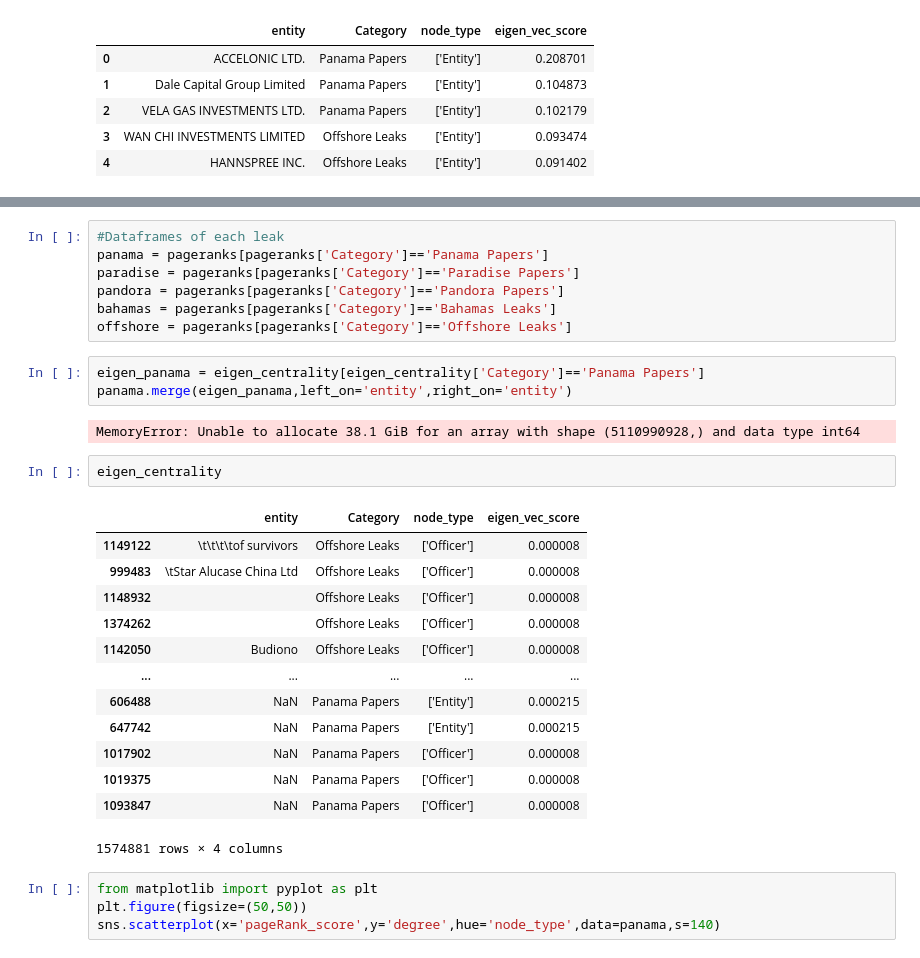
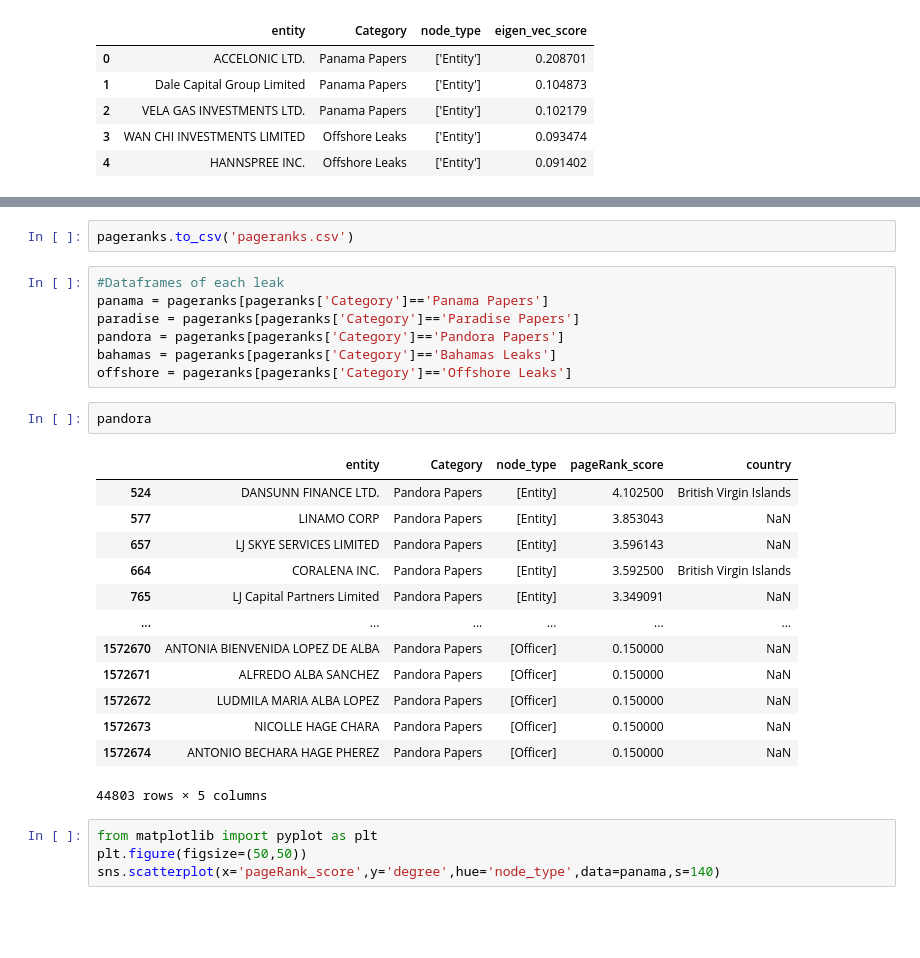
Before and after one commit to alexmak001/Panama-Papers, a Jupyter notebook: johncode.ipynb, the cells around one changed output, grey strips where cells are left out. Saved outputs shown, nothing was run; the diff lists cells and outputs as text; blank space fills up the shorter version.

```diff
--- a/johncode.ipynb
+++ b/johncode.ipynb
@@ -223,3 +210,5 @@ degrees['Category'] = degrees['Category'].apply(lambda x:(x.split(' -'))[0])
+# %%
+pageranks.to_csv('pageranks.csv')
 # %%
 #Dataframes of each leak
 panama = pageranks[pageranks['Category']=='Panama Papers']
@@ -227,27 +216,22 @@ paradise = pageranks[pageranks['Category']=='Paradise Papers']
 pandora = pageranks[pageranks['Category']=='Pandora Papers']
 bahamas = pageranks[pageranks['Category']=='Bahamas Leaks']
 offshore = pageranks[pageranks['Category']=='Offshore Leaks']
-# %%
-eigen_panama = eigen_centrality[eigen_centrality['Category']=='Panama Papers']
-panama.merge(eigen_panama,left_on='entity',right_on='entity')
-# %% [output]
-MemoryError: Unable to allocate 38.1 GiB for an array with shape (5110990928,) and data type int64
-# %%
-eigen_centrality
-# %% [output]
-|  | entity | Category | node_type | eigen_vec_score |
-| 1149122 | \t\t\t\tof survivors | Offshore Leaks | ['Officer'] | 0.000008 |
-| 999483 | \tStar Alucase China Ltd | Offshore Leaks | ['Officer'] | 0.000008 |
-| 1148932 |  | Offshore Leaks | ['Officer'] | 0.000008 |
-| 1374262 |  | Offshore Leaks | ['Officer'] | 0.000008 |
-| 1142050 | Budiono | Offshore Leaks | ['Officer'] | 0.000008 |
-| ... | ... | ... | ... | ... |
-| 606488 | NaN | Panama Papers | ['Entity'] | 0.000215 |
-| 647742 | NaN | Panama Papers | ['Entity'] | 0.000215 |
-| 1017902 | NaN | Panama Papers | ['Officer'] | 0.000008 |
-| 1019375 | NaN | Panama Papers | ['Officer'] | 0.000008 |
-| 1093847 | NaN | Panama Papers | ['Officer'] | 0.000008 |
-1574881 rows × 4 columns
+# %%
+pandora
+# %% [output]
+|  | entity | Category | node_type | pageRank_score | country |
+| 524 | DANSUNN FINANCE LTD. | Pandora Papers | [Entity] | 4.102500 | British Virgin Islands |
+| 577 | LINAMO CORP | Pandora Papers | [Entity] | 3.853043 | NaN |
+| 657 | LJ SKYE SERVICES LIMITED | Pandora Papers | [Entity] | 3.596143 | NaN |
+| 664 | CORALENA INC. | Pandora Papers | [Entity] | 3.592500 | British Virgin Islands |
+| 765 | LJ Capital Partners Limited | Pandora Papers | [Entity] | 3.349091 | NaN |
+| ... | ... | ... | ... | ... | ... |
+| 1572670 | ANTONIA BIENVENIDA LOPEZ DE ALBA | Pandora Papers | [Officer] | 0.150000 | NaN |
+| 1572671 | ALFREDO ALBA SANCHEZ | Pandora Papers | [Officer] | 0.150000 | NaN |
+| 1572672 | LUDMILA MARIA ALBA LOPEZ | Pandora Papers | [Officer] | 0.150000 | NaN |
+| 1572673 | NICOLLE HAGE CHARA | Pandora Papers | [Officer] | 0.150000 | NaN |
+| 1572674 | ANTONIO BECHARA HAGE PHEREZ | Pandora Papers | [Officer] | 0.150000 | NaN |
+44803 rows × 5 columns
 # %%
 from matplotlib import pyplot as plt
 plt.figure(figsize=(50,50))
```
Also changed, not shown: parts of 6 cells of this notebook, 1 other file.
